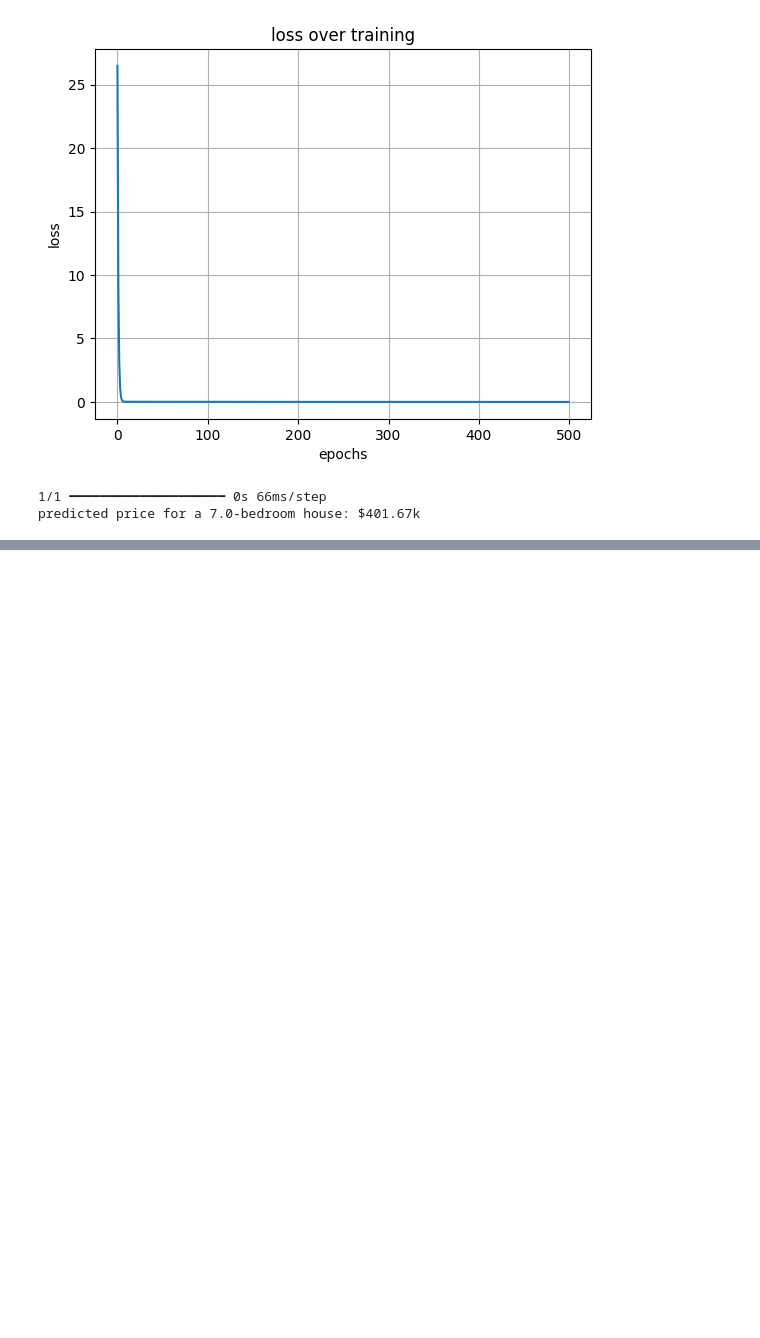
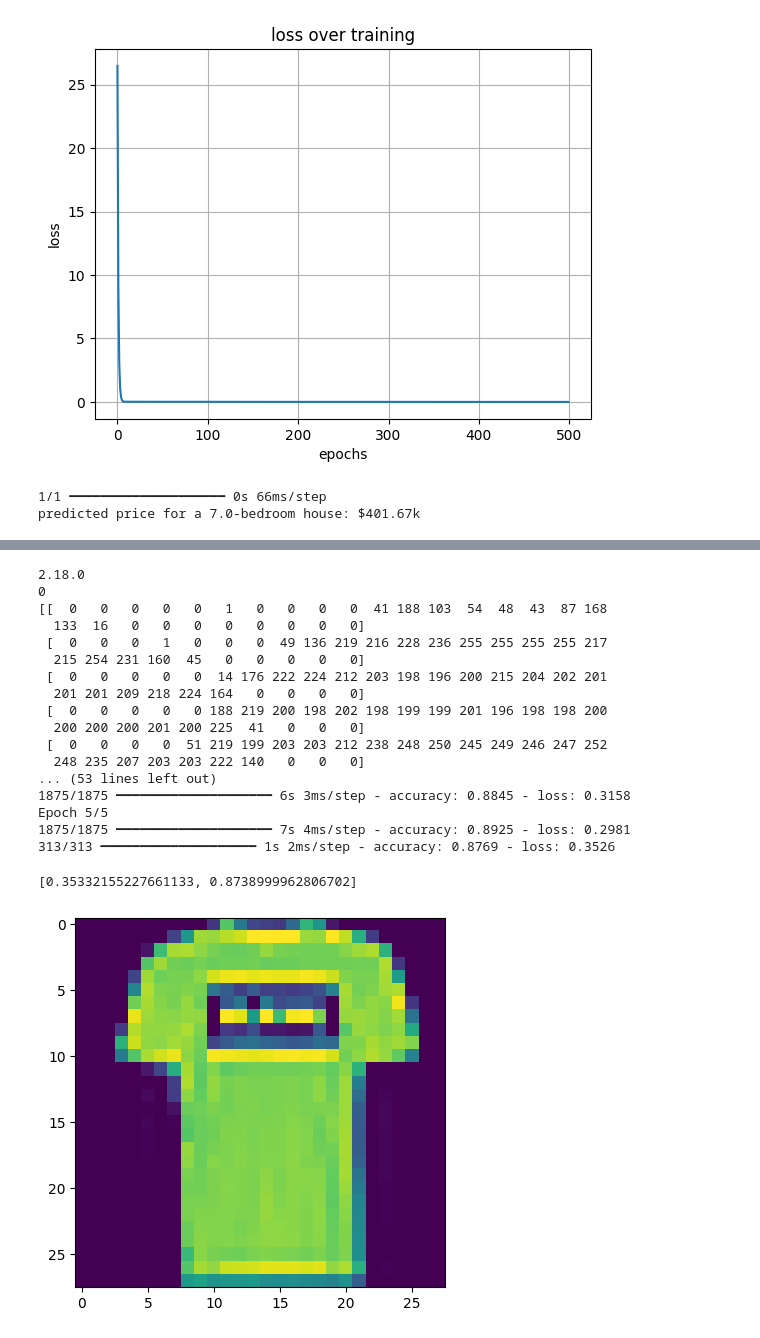
Before and after one commit to Kuldeep2003-exe/dreamLab, a Jupyter notebook: Copy_of_firstDay.ipynb, the cells around one changed output, grey strips where cells are left out. Drawn from its saved outputs; the diff is of its cells as text; code cells hidden in the pictures; blank space fills up the shorter version.

```diff
--- a/Copy_of_firstDay.ipynb
+++ b/Copy_of_firstDay.ipynb
@@ -125,0 +272,41 @@ predicted price for a 7.0-bedroom house: $401.67k
+# %%
+import tensorflow as tf
+print(tf.__version__)
+mnist = tf.keras.datasets.fashion_mnist
+(training_images, training_labels), (test_images, test_labels) = mnist.load_data()
+import matplotlib.pyplot as plt
+plt.imshow(training_images[1])
+print(training_labels[1])
+print(training_images[1])
+training_images  = training_images / 255.0
+test_images = test_images / 255.0
+model = tf.keras.models.Sequential([tf.keras.layers.Flatten(),
+                                    tf.keras.layers.Dense(128, activation=tf.nn.relu),
+                                    tf.keras.layers.Dense(10, activation=tf.nn.softmax)])
+model.compile(optimizer = tf.keras.optimizers.Adam(),
+              loss = 'sparse_categorical_crossentropy',
+              metrics=['accuracy'])
+
+
+model.fit(training_images, training_labels, epochs=5)
+model.evaluate(test_images, test_labels)
+# %% [output]
+2.18.0
+0
+[[  0   0   0   0   0   1   0   0   0   0  41 188 103  54  48  43  87 168
+  133  16   0   0   0   0   0   0   0   0]
+ [  0   0   0   1   0   0   0  49 136 219 216 228 236 255 255 255 255 217
+  215 254 231 160  45   0   0   0   0   0]
+ [  0   0   0   0   0  14 176 222 224 212 203 198 196 200 215 204 202 201
+  201 201 209 218 224 164   0   0   0   0]
+ [  0   0   0   0   0 188 219 200 198 202 198 199 199 201 196 198 198 200
+  200 200 200 201 200 225  41   0   0   0]
+ [  0   0   0   0  51 219 199 203 203 212 238 248 250 245 249 246 247 252
+  248 235 207 203 203 222 140   0   0   0]
+... (53 lines left out)
+1875/1875 ━━━━━━━━━━━━━━━━━━━━ 6s 3ms/step - accuracy: 0.8845 - loss: 0.3158
+Epoch 5/5
+1875/1875 ━━━━━━━━━━━━━━━━━━━━ 7s 4ms/step - accuracy: 0.8925 - loss: 0.2981
+313/313 ━━━━━━━━━━━━━━━━━━━━ 1s 2ms/step - accuracy: 0.8769 - loss: 0.3526
+[0.35332155227661133, 0.8738999962806702]
+[figure, added]
```
Also changed, not shown: parts of 4 cells of this notebook.
